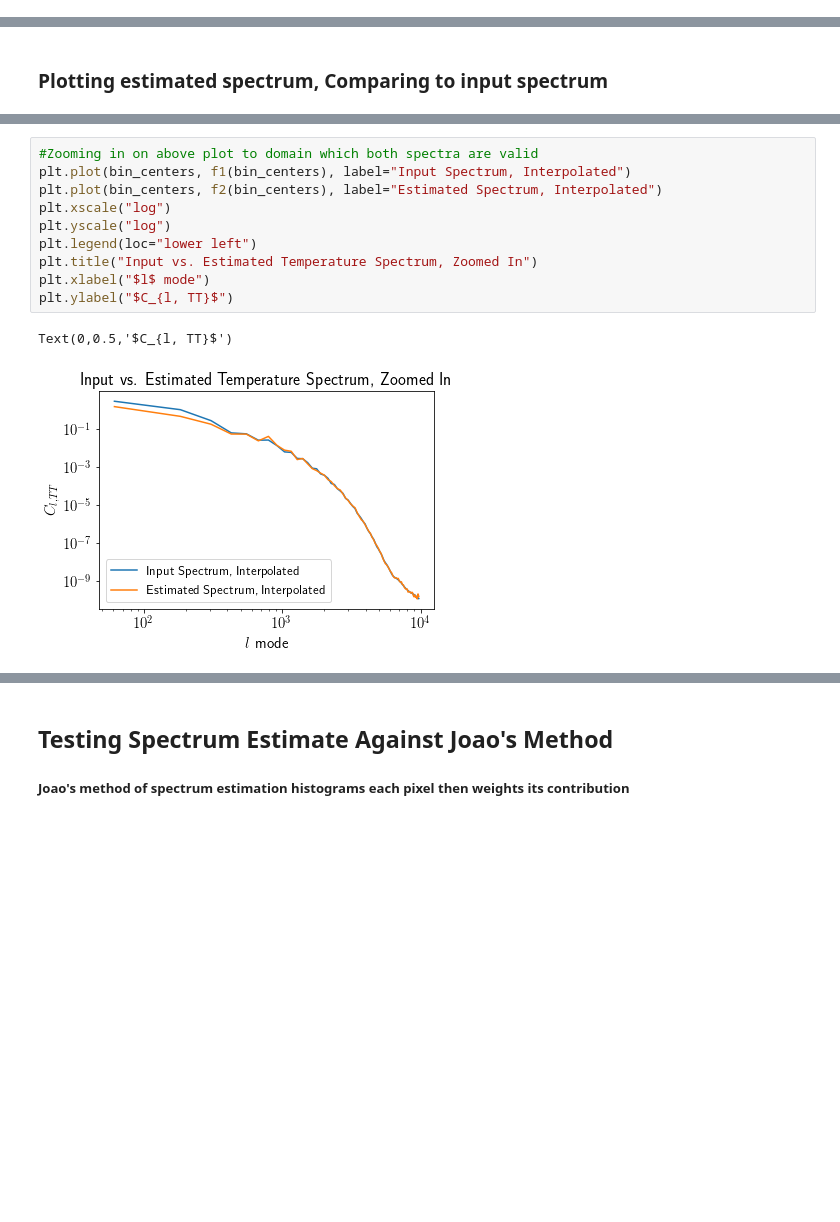
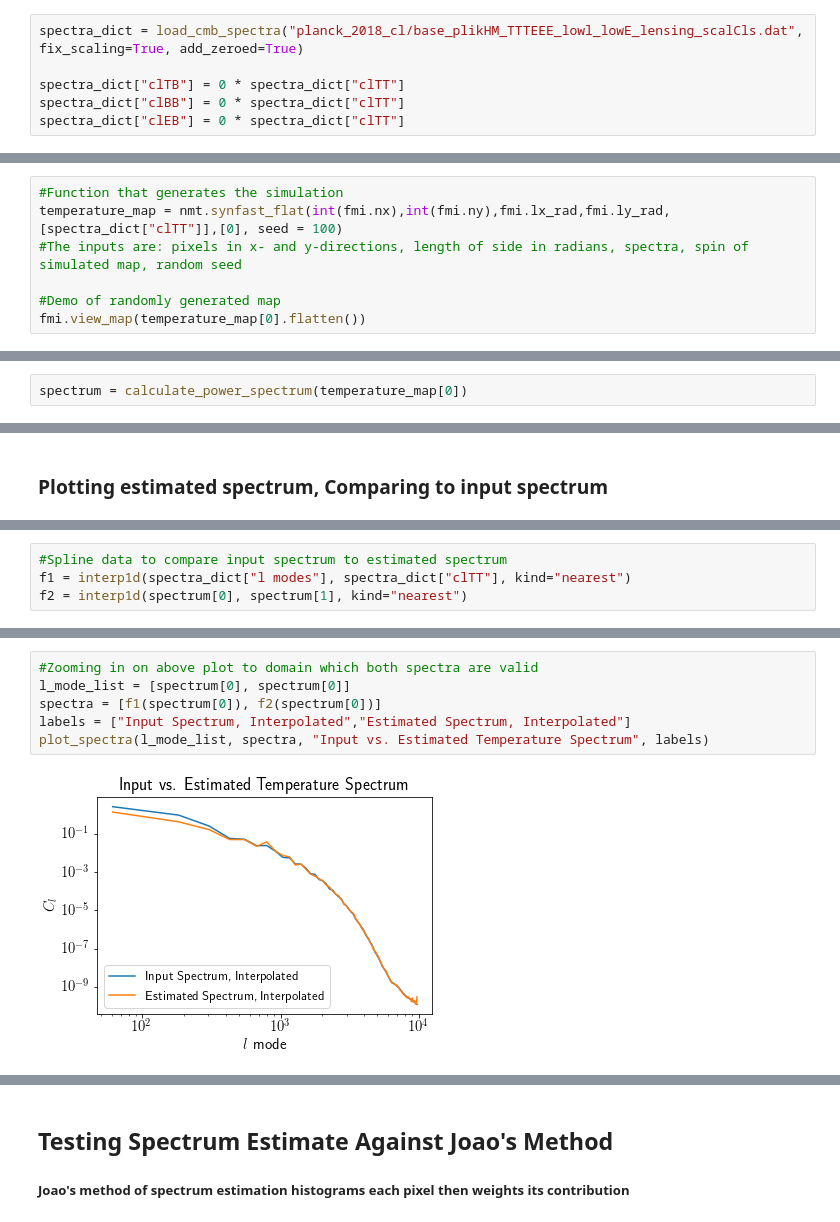
Before and after one commit to deepskies/DeepCMBsim, a Jupyter notebook: Unlensed Temperature Maps.ipynb, the cells around one changed output, grey strips where cells are left out. Drawn from its saved outputs; the diff is of its cells as text; blank space fills up the shorter version.

Commit message:
initial edits to put code into functions

```diff
--- a/Unlensed Temperature Maps.ipynb
+++ b/Unlensed Temperature Maps.ipynb
@@ -102,0 +305,6 @@ fmi = fm.FlatMapInfo(w, nx=nx, ny=ny, lx=side, ly=side)
+# %%
+spectra_dict = load_cmb_spectra("planck_2018_cl/base_plikHM_TTTEEE_lowl_lowE_lensing_scalCls.dat", fix_scaling=True, add_zeroed=True)
+
+spectra_dict["clTB"] = 0 * spectra_dict["clTT"]
+spectra_dict["clBB"] = 0 * spectra_dict["clTT"]
+spectra_dict["clEB"] = 0 * spectra_dict["clTT"]
@@ -155,0 +360,7 @@ fmi.view_map(temperature_map[0].flatten())
+# %%
+#Function that generates the simulation
+temperature_map = nmt.synfast_flat(int(fmi.nx),int(fmi.ny),fmi.lx_rad,fmi.ly_rad, [spectra_dict["clTT"]],[0], seed = 100)
+#The inputs are: pixels in x- and y-directions, length of side in radians, spectra, spin of simulated map, random seed
+
+#Demo of randomly generated map
+fmi.view_map(temperature_map[0].flatten())
@@ -266,0 +389,2 @@ spectra_est_avg_bins = spectra_est / n
+# %%
+spectrum = calculate_power_spectrum(temperature_map[0])
@@ -296,0 +400,4 @@ Text(0,0.5,'$C_{l, TT}$')
+# %%
+#Spline data to compare input spectrum to estimated spectrum
+f1 = interp1d(spectra_dict["l modes"], spectra_dict["clTT"], kind="nearest")
+f2 = interp1d(spectrum[0], spectrum[1], kind="nearest")
@@ -297,13 +412,8 @@ Text(0,0.5,'$C_{l, TT}$')
 # %%
 #Zooming in on above plot to domain which both spectra are valid
-plt.plot(bin_centers, f1(bin_centers), label="Input Spectrum, Interpolated")
-plt.plot(bin_centers, f2(bin_centers), label="Estimated Spectrum, Interpolated")
-plt.xscale("log")
-plt.yscale("log")
-plt.legend(loc="lower left")
-plt.title("Input vs. Estimated Temperature Spectrum, Zoomed In")
-plt.xlabel("$l$ mode")
-plt.ylabel("$C_{l, TT}$")
+l_mode_list = [spectrum[0], spectrum[0]]
+spectra = [f1(spectrum[0]), f2(spectrum[0])]
+labels = ["Input Spectrum, Interpolated","Estimated Spectrum, Interpolated"]
+plot_spectra(l_mode_list, spectra, "Input vs. Estimated Temperature Spectrum", labels)
 # %% [output]
-Text(0,0.5,'$C_{l, TT}$')
-[figure, old version]
+[figure, new version]
```
Also changed, not shown: parts of 68 cells of this notebook.
